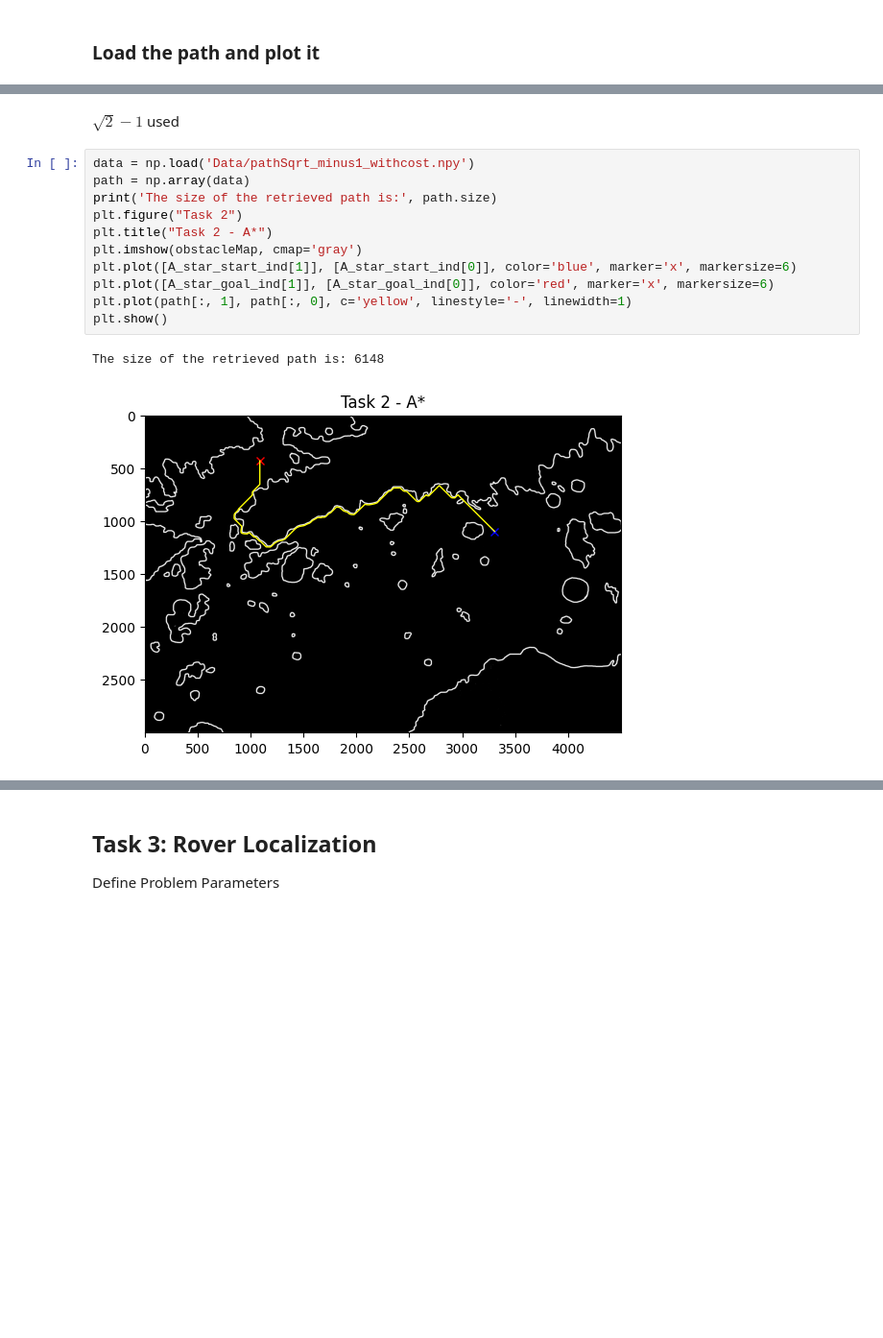
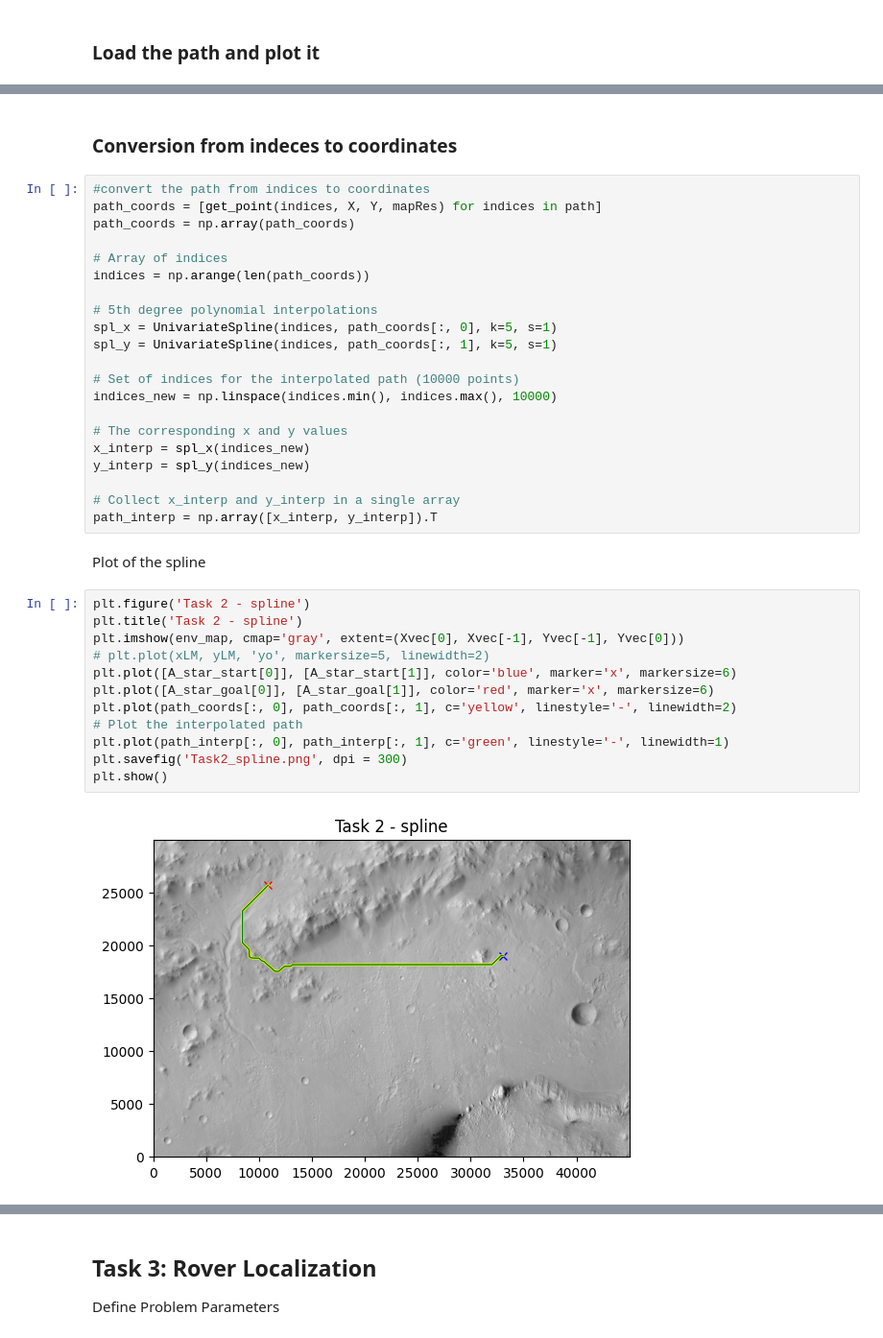
Before and after one commit to SwellPoem/Curiosity_Rover_proj, a Jupyter notebook: main.ipynb, the cells around one changed output, grey strips where cells are left out. Shown at 96% size. Cells and saved outputs as stored; diff of their text form; blank space fills up the shorter version.

```diff
--- a/main.ipynb
+++ b/main.ipynb
@@ -377,16 +401,39 @@ The size of the retrieved path is: 6148
-# %% [markdown]
-$\sqrt2 -1$ used
+# %% [markdown]
+### Conversion from indeces to coordinates
+# %%
+#convert the path from indices to coordinates
+path_coords = [get_point(indices, X, Y, mapRes) for indices in path]
+path_coords = np.array(path_coords)
+
+# Array of indices
+indices = np.arange(len(path_coords))
+
+# 5th degree polynomial interpolations
+spl_x = UnivariateSpline(indices, path_coords[:, 0], k=5, s=1)
+spl_y = UnivariateSpline(indices, path_coords[:, 1], k=5, s=1)
+
+# Set of indices for the interpolated path (10000 points)
+indices_new = np.linspace(indices.min(), indices.max(), 10000)
+
+# The corresponding x and y values
+x_interp = spl_x(indices_new)
+y_interp = spl_y(indices_new)
+
+# Collect x_interp and y_interp in a single array
+path_interp = np.array([x_interp, y_interp]).T
+# %% [markdown]
+Plot of the spline
 # %%
-data = np.load('Data/pathSqrt_minus1_withcost.npy')
-path = np.array(data)
-print('The size of the retrieved path is:', path.size)
-plt.figure("Task 2")
-plt.title("Task 2 - A*")
-plt.imshow(obstacleMap, cmap='gray')
-plt.plot([A_star_start_ind[1]], [A_star_start_ind[0]], color='blue', marker='x', markersize=6)
-plt.plot([A_star_goal_ind[1]], [A_star_goal_ind[0]], color='red', marker='x', markersize=6)
-plt.plot(path[:, 1], path[:, 0], c='yellow', linestyle='-', linewidth=1)
+plt.figure('Task 2 - spline')
+plt.title('Task 2 - spline')
+plt.imshow(env_map, cmap='gray', extent=(Xvec[0], Xvec[-1], Yvec[-1], Yvec[0]))
+# plt.plot(xLM, yLM, 'yo', markersize=5, linewidth=2)
+plt.plot([A_star_start[0]], [A_star_start[1]], color='blue', marker='x', markersize=6)
+plt.plot([A_star_goal[0]], [A_star_goal[1]], color='red', marker='x', markersize=6)
+plt.plot(path_coords[:, 0], path_coords[:, 1], c='yellow', linestyle='-', linewidth=2)
+# Plot the interpolated path
+plt.plot(path_interp[:, 0], path_interp[:, 1], c='green', linestyle='-', linewidth=1)
+plt.savefig('Task2_spline.png', dpi = 300)
 plt.show()
 # %% [output]
-The size of the retrieved path is: 6148
-[figure, old version]
+[figure, new version]
```
Also changed, not shown: parts of 34 cells of this notebook, 4 other files.
